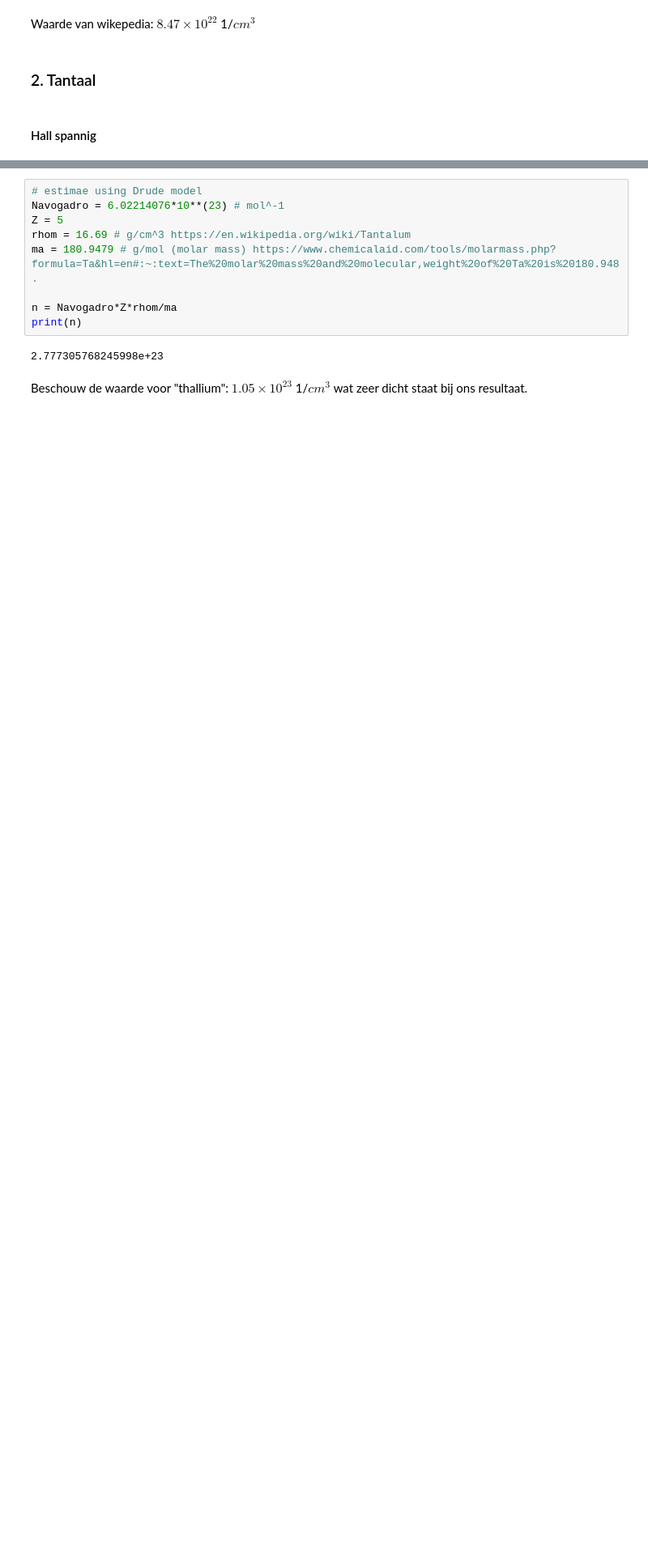
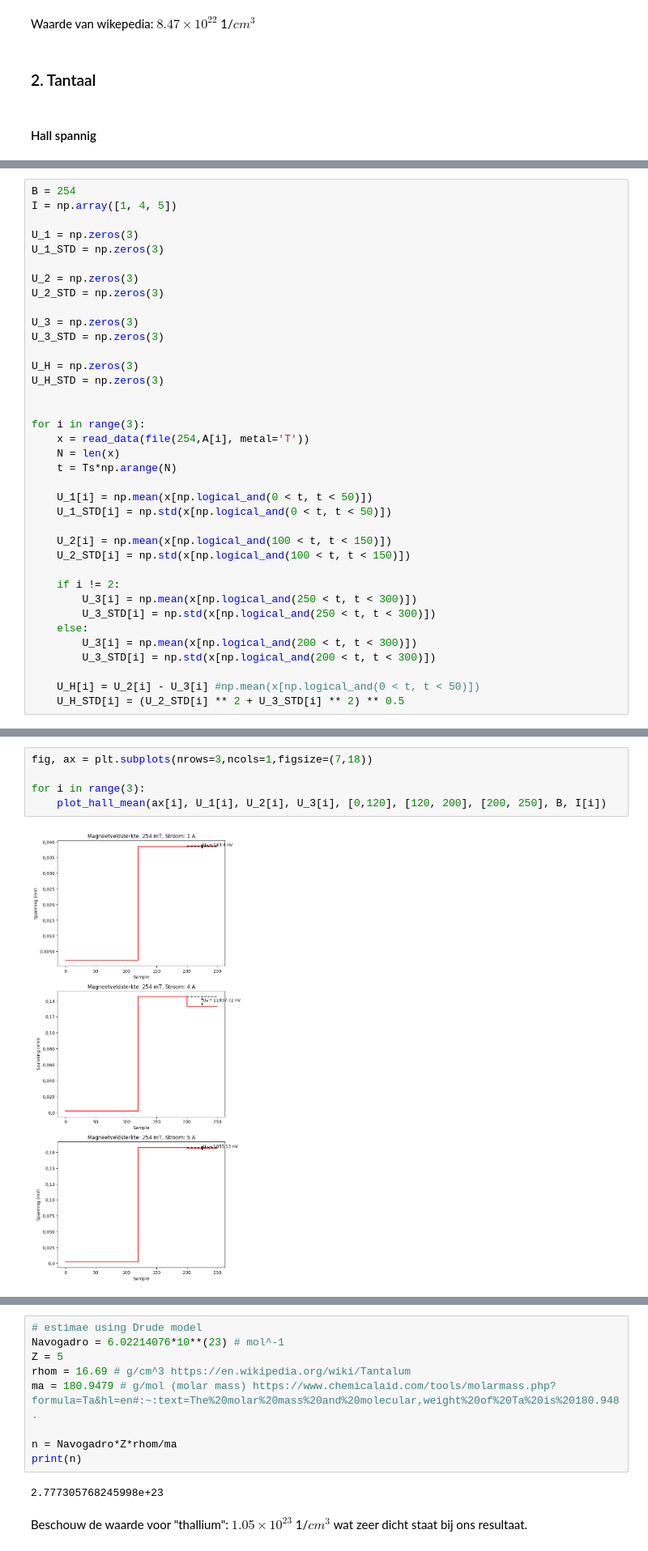
Before and after one commit to rashurko/HallEffect, a Jupyter notebook: vincent_belpaire_analysisfile.ipynb, the cells around one changed output, grey strips where cells are left out. Shown at 81% size. Cells and saved outputs as stored; diff of their text form; blank space fills up the shorter version.

```diff
--- a/vincent_belpaire_analysisfile.ipynb
+++ b/vincent_belpaire_analysisfile.ipynb
@@ -503,0 +518,37 @@ for i in range(3):
+# %%
+B = 254
+I = np.array([1, 4, 5])
+
+U_1 = np.zeros(3)
+U_1_STD = np.zeros(3)
+
+U_2 = np.zeros(3)
+U_2_STD = np.zeros(3)
+
+U_3 = np.zeros(3)
+U_3_STD = np.zeros(3)
+
+U_H = np.zeros(3)
+U_H_STD = np.zeros(3)
+
+
+for i in range(3):
+    x = read_data(file(254,A[i], metal='T'))
+    N = len(x)
+    t = Ts*np.arange(N)
+
+    U_1[i] = np.mean(x[np.logical_and(0 < t, t < 50)])
+    U_1_STD[i] = np.std(x[np.logical_and(0 < t, t < 50)])
+
+    U_2[i] = np.mean(x[np.logical_and(100 < t, t < 150)])
+    U_2_STD[i] = np.std(x[np.logical_and(100 < t, t < 150)])
+
+    if i != 2:
+        U_3[i] = np.mean(x[np.logical_and(250 < t, t < 300)])
+        U_3_STD[i] = np.std(x[np.logical_and(250 < t, t < 300)])
+    else:
+        U_3[i] = np.mean(x[np.logical_and(200 < t, t < 300)])
+        U_3_STD[i] = np.std(x[np.logical_and(200 < t, t < 300)])
+
+    U_H[i] = U_2[i] - U_3[i] #np.mean(x[np.logical_and(0 < t, t < 50)])
+    U_H_STD[i] = (U_2_STD[i] ** 2 + U_3_STD[i] ** 2) ** 0.5
@@ -503,0 +565,7 @@ for i in range(3):
+# %%
+fig, ax = plt.subplots(nrows=3,ncols=1,figsize=(7,18))
+
+for i in range(3):
+    plot_hall_mean(ax[i], U_1[i], U_2[i], U_3[i], [0,120], [120, 200], [200, 250], B, I[i])
+# %% [output]
+[figure, added]
```
Also changed, not shown: parts of 36 cells of this notebook.
